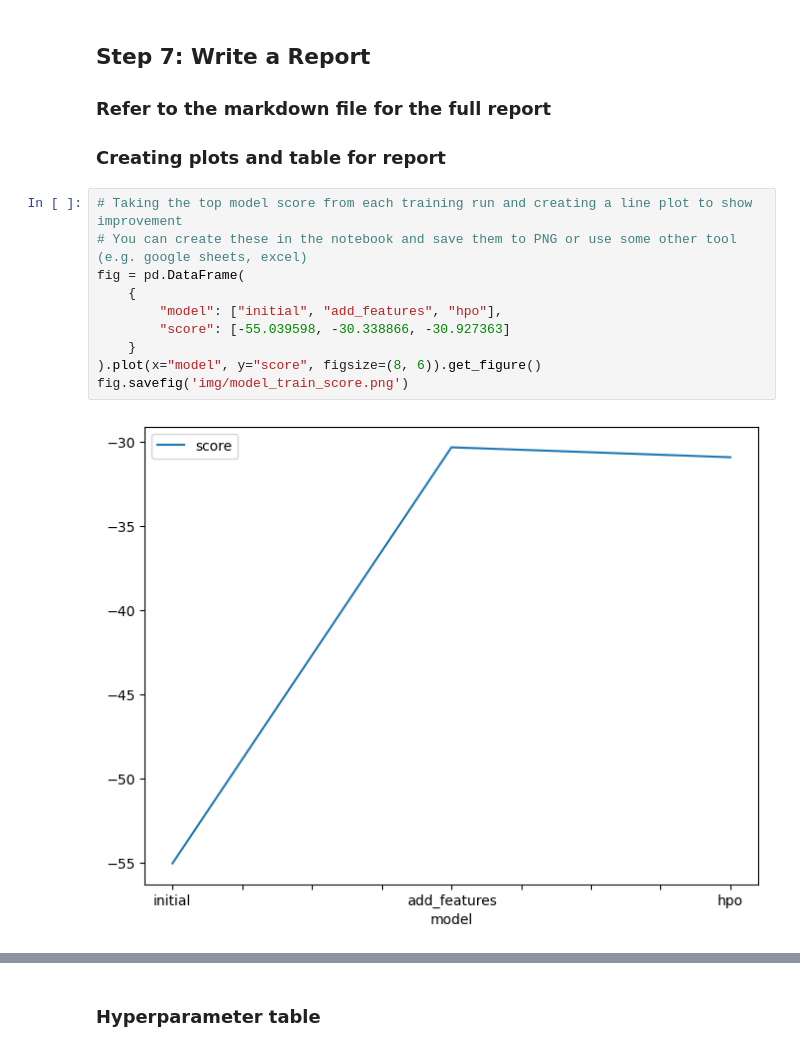
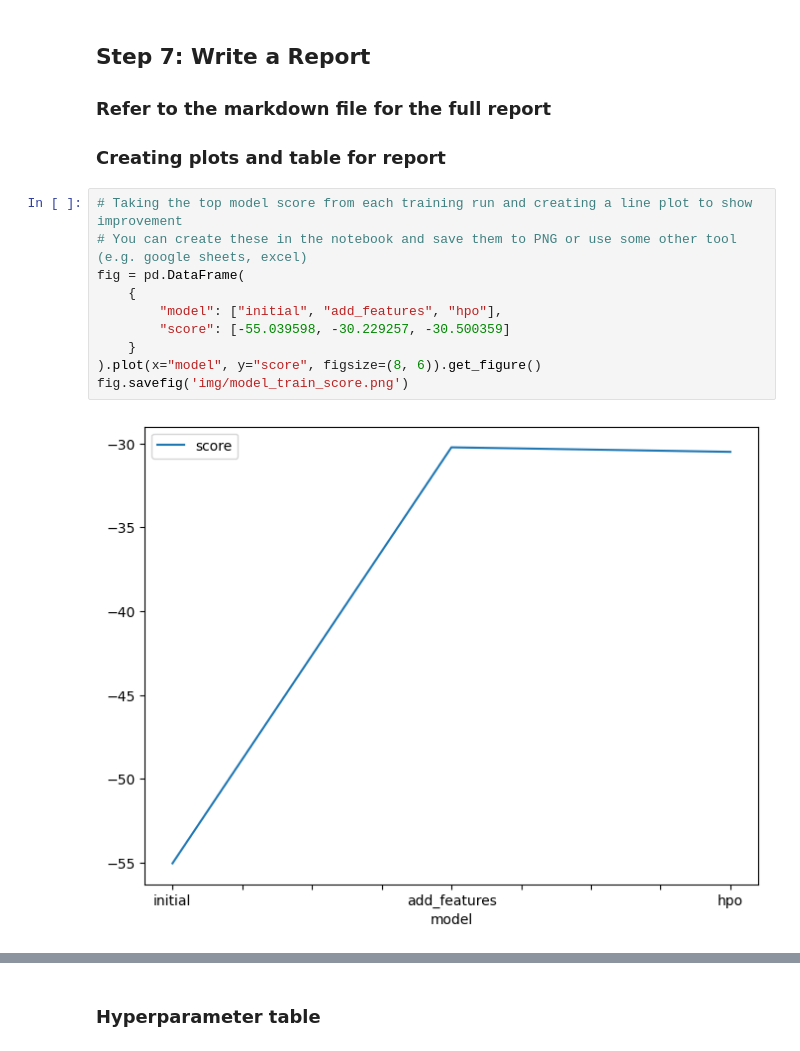
Before and after one commit to migueldlfuentem/udacity-ml-engineering, a Jupyter notebook: cd0385-project-starter/project/project-template.ipynb, the cells around one changed output, grey strips where cells are left out. Drawn from its saved outputs; the diff is of its cells as text.

```diff
--- a/cd0385-project-starter/project/project-template.ipynb
+++ b/cd0385-project-starter/project/project-template.ipynb
@@ -645,15 +666,15 @@ submission_new_hpo.csv       2024-08-15 16:26:20  new features with hyperparamet
 # %%
 # Taking the top model score from each training run and creating a line plot to show improvement
 # You can create these in the notebook and save them to PNG or use some other tool (e.g. google sheets, excel)
 fig = pd.DataFrame(
     {
         "model": ["initial", "add_features", "hpo"],
-        "score": [-55.039598, -30.338866, -30.927363]
+        "score": [-55.039598, -30.229257, -30.500359]
     }
 ).plot(x="model", y="score", figsize=(8, 6)).get_figure()
 fig.savefig('img/model_train_score.png')
 # %% [output]
-[figure, old version]
+[figure, new version]
 # %%
 # Take the 3 kaggle scores and creating a line plot to show improvement
 fig = pd.DataFrame(
```
Also changed, not shown: parts of 30 cells of this notebook, 8 other files.
